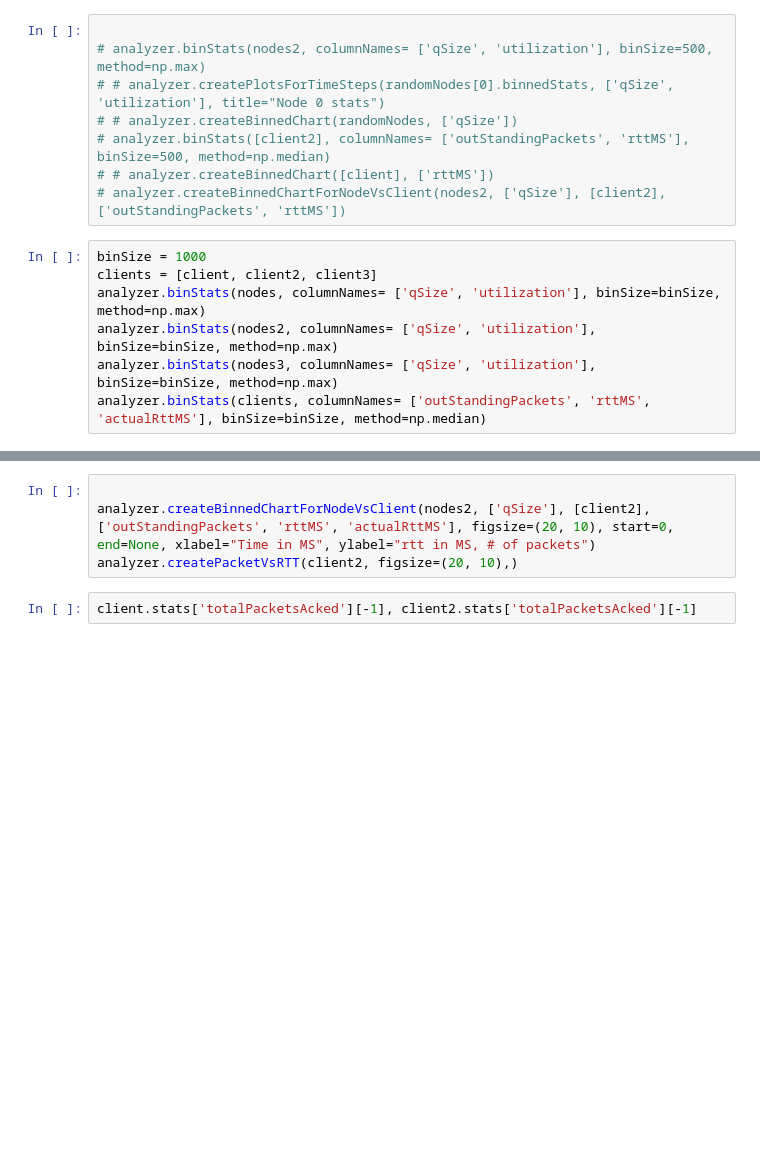
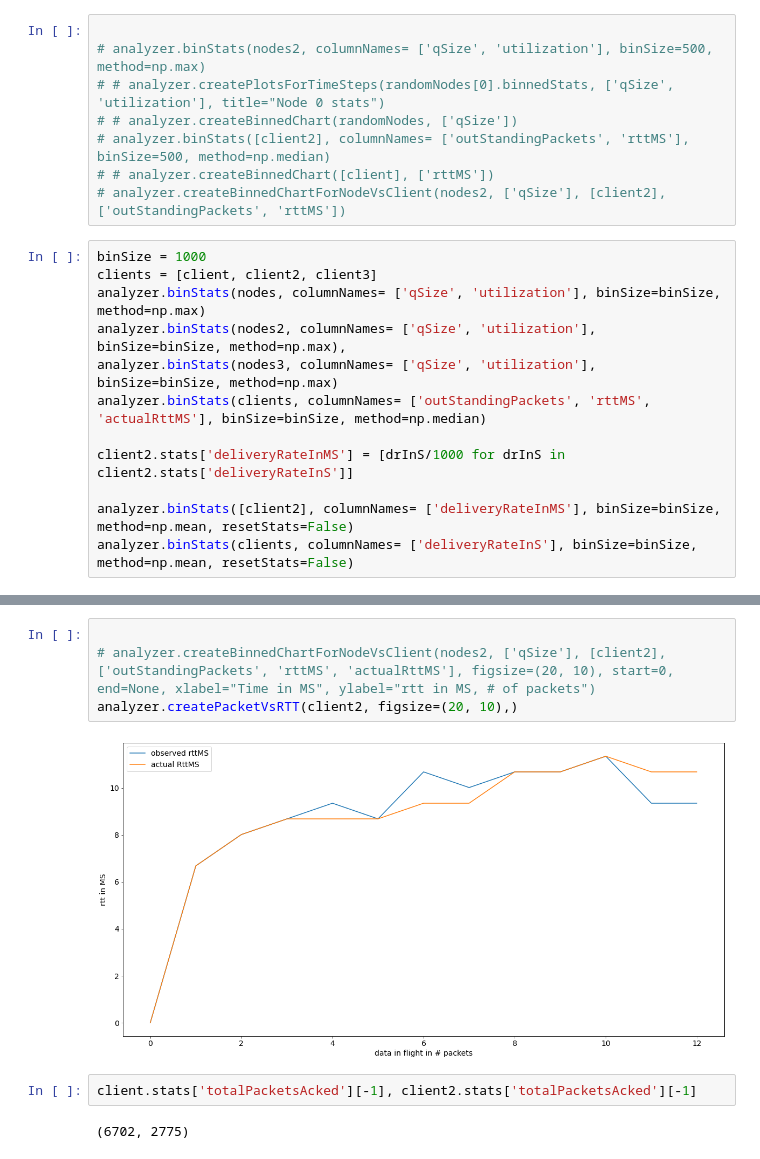
Before and after one commit to adhocmaster/pyns, a Jupyter notebook: scenarios/3-client-all-power-long.ipynb, the cells around one changed output, grey strips where cells are left out. Cells and saved outputs as stored; diff of their text form; blank space fills up the shorter version.

Commit message:
better visualization. working on stabilizers

```diff
--- a/scenarios/3-client-all-power-long.ipynb
+++ b/scenarios/3-client-all-power-long.ipynb
@@ -113,6 +119,11 @@ simulator.run(maxSteps)
 binSize = 1000
 clients = [client, client2, client3]
 analyzer.binStats(nodes, columnNames= ['qSize', 'utilization'], binSize=binSize, method=np.max)
-analyzer.binStats(nodes2, columnNames= ['qSize', 'utilization'], binSize=binSize, method=np.max)
+analyzer.binStats(nodes2, columnNames= ['qSize', 'utilization'], binSize=binSize, method=np.max),
 analyzer.binStats(nodes3, columnNames= ['qSize', 'utilization'], binSize=binSize, method=np.max)
 analyzer.binStats(clients, columnNames= ['outStandingPackets', 'rttMS', 'actualRttMS'], binSize=binSize, method=np.median)
+
+client2.stats['deliveryRateInMS'] = [drInS/1000 for drInS in client2.stats['deliveryRateInS']]
+
+analyzer.binStats([client2], columnNames= ['deliveryRateInMS'], binSize=binSize, method=np.mean, resetStats=False)
+analyzer.binStats(clients, columnNames= ['deliveryRateInS'], binSize=binSize, method=np.mean, resetStats=False)
@@ -119,8 +148,12 @@ analyzer.binStats(clients, columnNames= ['outStandingPackets', 'rttMS', 'actualR
 # %%
 
-analyzer.createBinnedChartForNodeVsClient(nodes2, ['qSize'], [client2], ['outStandingPackets', 'rttMS', 'actualRttMS'], figsize=(20, 10), start=0, end=None, xlabel="Time in MS", ylabel="rtt in MS, # of packets")
+# analyzer.createBinnedChartForNodeVsClient(nodes2, ['qSize'], [client2], ['outStandingPackets', 'rttMS', 'actualRttMS'], figsize=(20, 10), start=0, end=None, xlabel="Time in MS", ylabel="rtt in MS, # of packets")
 analyzer.createPacketVsRTT(client2, figsize=(20, 10),)
+# %% [output]
+[figure, added]
 # %%
 client.stats['totalPacketsAcked'][-1], client2.stats['totalPacketsAcked'][-1]
+# %% [output]
+(6702, 2775)
 # %%
 
```
Also changed, not shown: parts of 14 cells of this notebook, 9 other files.
